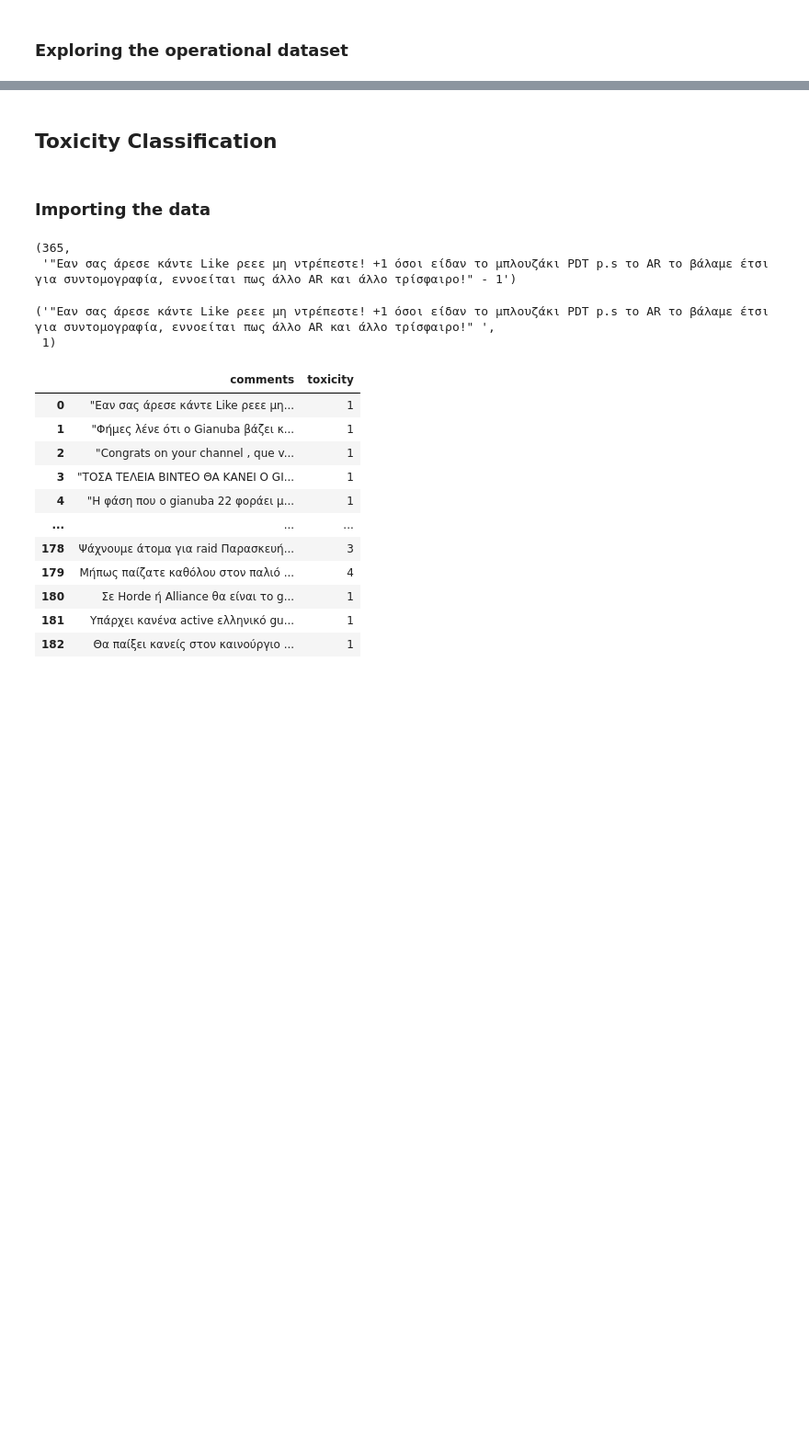
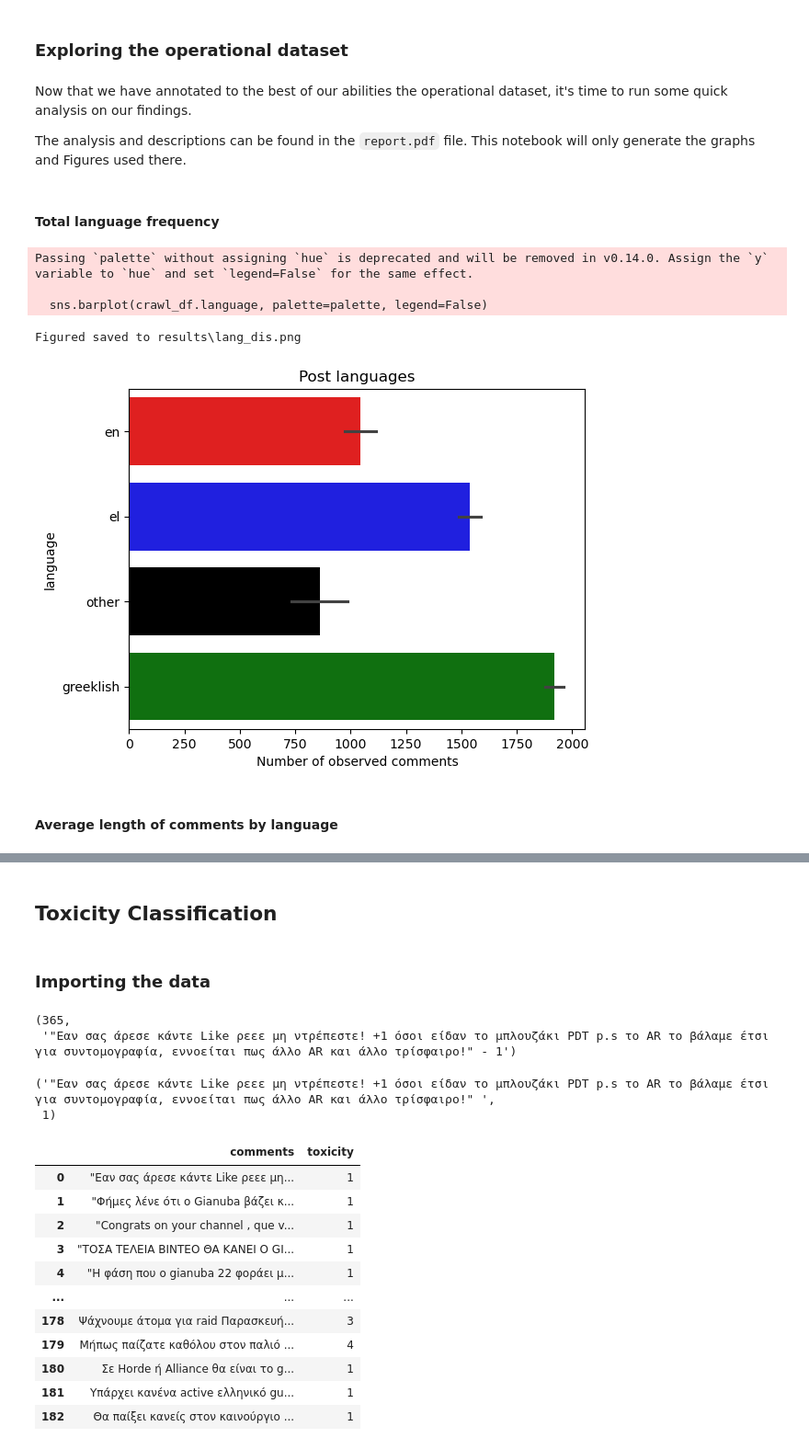
Before and after one commit to dimits-ts/practical_data_science, a Jupyter notebook: translation/lang_identification.ipynb, the cells around one changed output, grey strips where cells are left out. Shown: that part at 92% size. Saved outputs shown, nothing was run; the diff lists cells and outputs as text; code cells hidden in the pictures; blank space fills up the shorter version.

Commit message:
Finish language identification analysis

```diff
--- a/translation/lang_identification.ipynb
+++ b/translation/lang_identification.ipynb
@@ -1167,5 +1183,9 @@ crawl_df
 # %% [markdown]
 ### Exploring the operational dataset
+# %% [markdown]
+Now that we have annotated to the best of our abilities the operational dataset, it's time to run some quick analysis on our findings.
+
+The analysis and descriptions can be found in the `report.pdf` file. This notebook will only generate the graphs and Figures used there.
 # %%
 RESOURCE_OUTPUT = "results"
 
@@ -1173,3 +1193,5 @@ def save_plot(filename):
     path = os.path.join(RESOURCE_OUTPUT, filename)
     plt.savefig(path, bbox_inches="tight")
     print(f"Figured saved to " + path)
+# %% [markdown]
+#### Total language frequency
@@ -1176,11 +1201,22 @@ def save_plot(filename):
 # %%
 import seaborn as sns
 
 
-sns.displot(crawl_df.language)
+# I really don't have time to fix this warning, sorry :(
+sns.barplot(crawl_df.language, palette=palette, legend=False)
 plt.title("Post languages")
+plt.xlabel("Number of observed comments")
+
 save_plot("lang_dis.png")
 plt.show()
+# %% [output]
+Passing `palette` without assigning `hue` is deprecated and will be removed in v0.14.0. Assign the `y` variable to `hue` and set `legend=False` for the same effect.
+
+  sns.barplot(crawl_df.language, palette=palette, legend=False)
+Figured saved to results\lang_dis.png
+[figure, added]
+# %% [markdown]
+#### Average length of comments by language
 # %%
 languages = np.unique(crawl_df.language)
 
```
Also changed, not shown: parts of 17 cells of this notebook, 4 other files.
